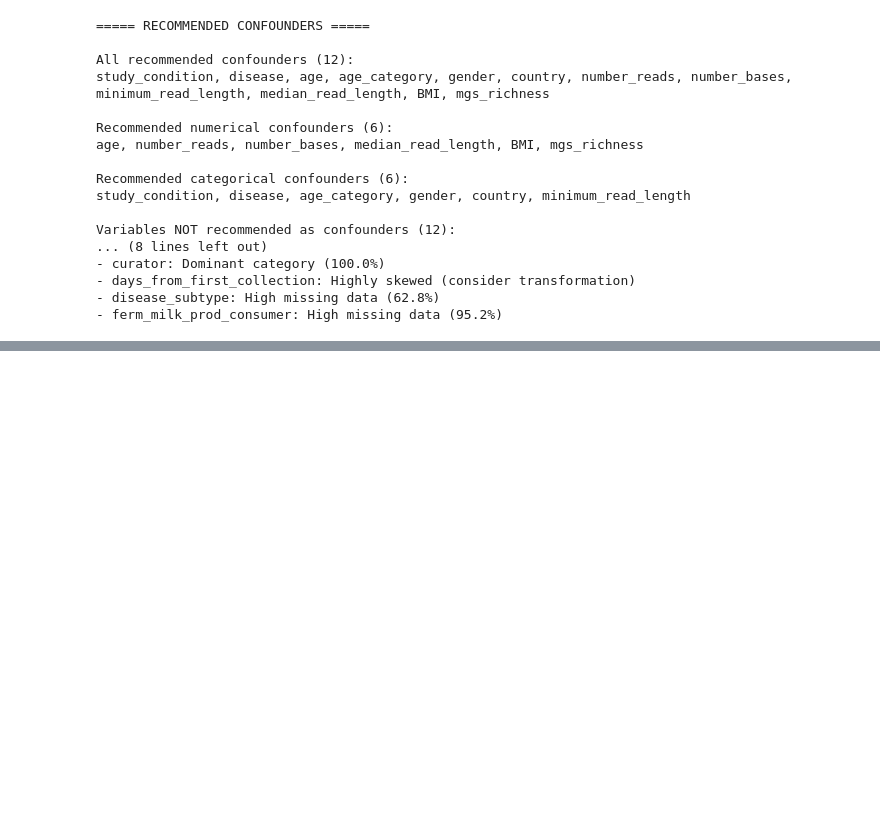
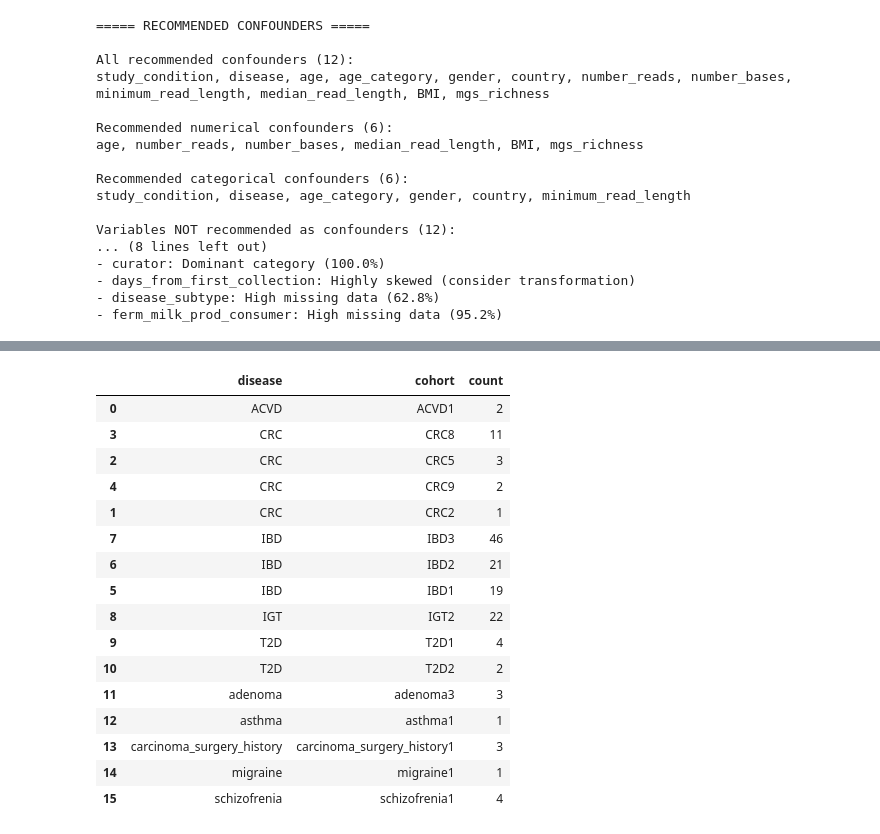
Before and after one commit to deepomicslab/FR_Hierarchy_Gut, a Jupyter notebook: 10.script_cohorts_eigenspecies/confounders.ipynb, the cells around one changed output, grey strips where cells are left out. Saved outputs shown, nothing was run; the diff lists cells and outputs as text; code cells hidden in the pictures; blank space fills up the shorter version.

```diff
--- a/10.script_cohorts_eigenspecies/confounders.ipynb
+++ b/10.script_cohorts_eigenspecies/confounders.ipynb
@@ -847,2 +573,0 @@ def analyze_specific_target(eigensp_df, metadata_df, target_col, stats_df=None):
-# %%
-results_df = analyze_specific_target(eigensp_df, metadata_df, 'disease_subtype', stats_df)
@@ -904,0 +1631,41 @@ set(metadata_df['sample_id'])
+# %%
+
+merged_df = merge_significant_associations()
+
+if merged_df is not None:
+    # 保存合并后的文件
+    #output_path = '../result/large_scale_cohort/all_significant_associations.tsv'
+    #merged_df.to_csv(output_path, sep='\t', index=False)
+    #print(f"Results saved to: {output_path}")
+
+    # 统计每个疾病和队列的显著关联数
+    summary = merged_df.groupby(['disease', 'cohort']).size().reset_index(name='count')
+    summary = summary.sort_values(['disease', 'count'], ascending=[True, False])
+
+    # 保存摘要
+    #summary_path = '../result/large_scale_cohort/significant_associations_summary.tsv'
+    #summary.to_csv(summary_path, sep='\t', index=False)
+    #print(f"Summary saved to: {summary_path}")
+
+    # 打印摘要统计
+    print("\nSummary by disease:")
+    disease_summary = merged_df.groupby('disease').size().reset_index(name='count')
+    disease_summary = disease_summary.sort_values('count', ascending=False)
+    for _, row in disease_summary.iterrows():
+        print(f"{row['disease']}: {row['count']} significant associations")
+
+    # 统计目标因素
+    if 'target' in merged_df.columns:
+        print("\nTop targets with significant associations:")
+        target_summary = merged_df.groupby('target').size().reset_index(name='count')
+        target_summary = target_summary.sort_values('count', ascending=False).head(10)
+        for _, row in target_summary.iterrows():
+            print(f"{row['target']}: {row['count']} associations")
+
+    # 统计模块
+    if 'module' in merged_df.columns:
+        print("\nTop modules with significant associations:")
+        module_summary = merged_df.groupby('module').size().reset_index(name='count')
+        module_summary = module_summary.sort_values('count', ascending=False).head(10)
+        for _, row in module_summary.iterrows():
+            print(f"{row['module']}: {row['count']} associations")
@@ -904,0 +1690,20 @@ set(metadata_df['sample_id'])
+# %%
+summary
+# %% [output]
+|  | disease | cohort | count |
+| 0 | ACVD | ACVD1 | 2 |
+| 3 | CRC | CRC8 | 11 |
+| 2 | CRC | CRC5 | 3 |
+| 4 | CRC | CRC9 | 2 |
+| 1 | CRC | CRC2 | 1 |
+| 7 | IBD | IBD3 | 46 |
+| 6 | IBD | IBD2 | 21 |
+| 5 | IBD | IBD1 | 19 |
+| 8 | IGT | IGT2 | 22 |
+| 9 | T2D | T2D1 | 4 |
+| 10 | T2D | T2D2 | 2 |
+| 11 | adenoma | adenoma3 | 3 |
+| 12 | asthma | asthma1 | 1 |
+| 13 | carcinoma_surgery_history | carcinoma_surgery_history1 | 3 |
+| 14 | migraine | migraine1 | 1 |
+| 15 | schizofrenia | schizofrenia1 | 4 |
```
Also changed, not shown: parts of 19 cells of this notebook.
